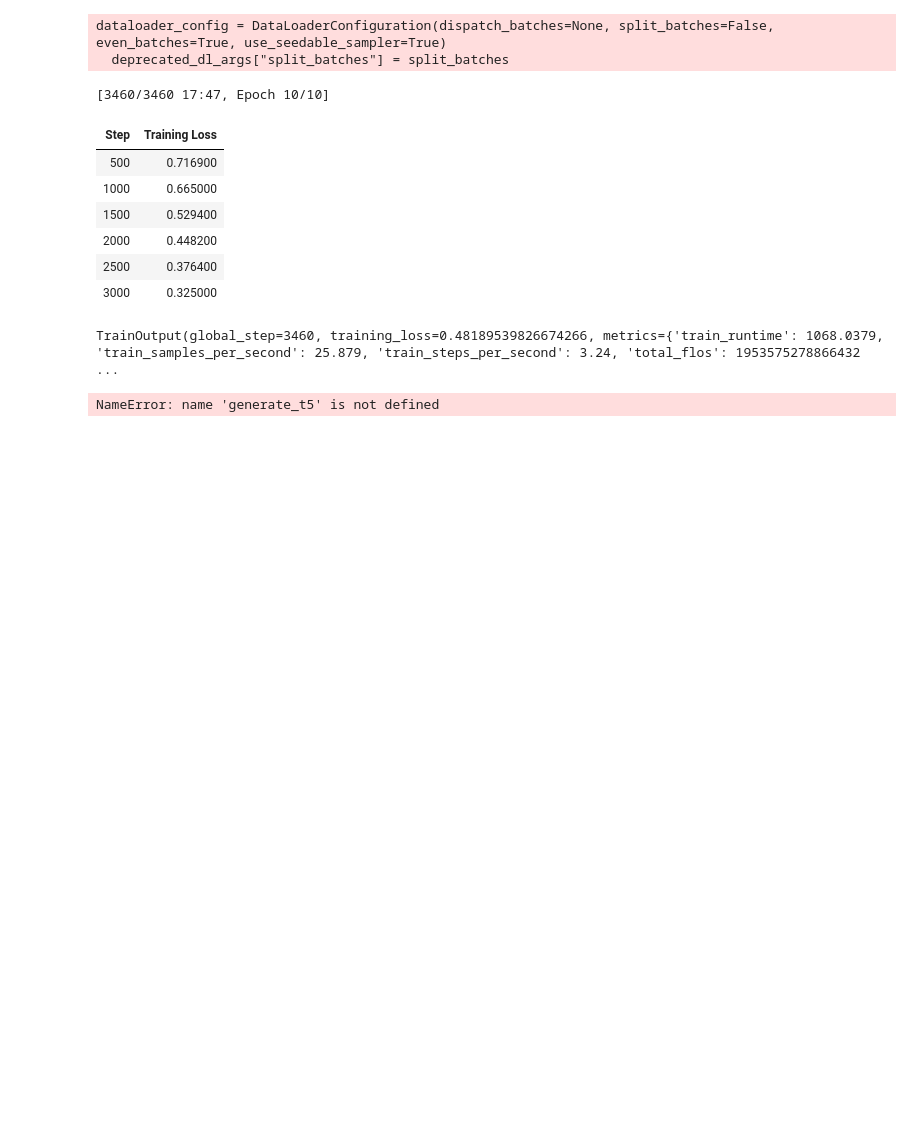
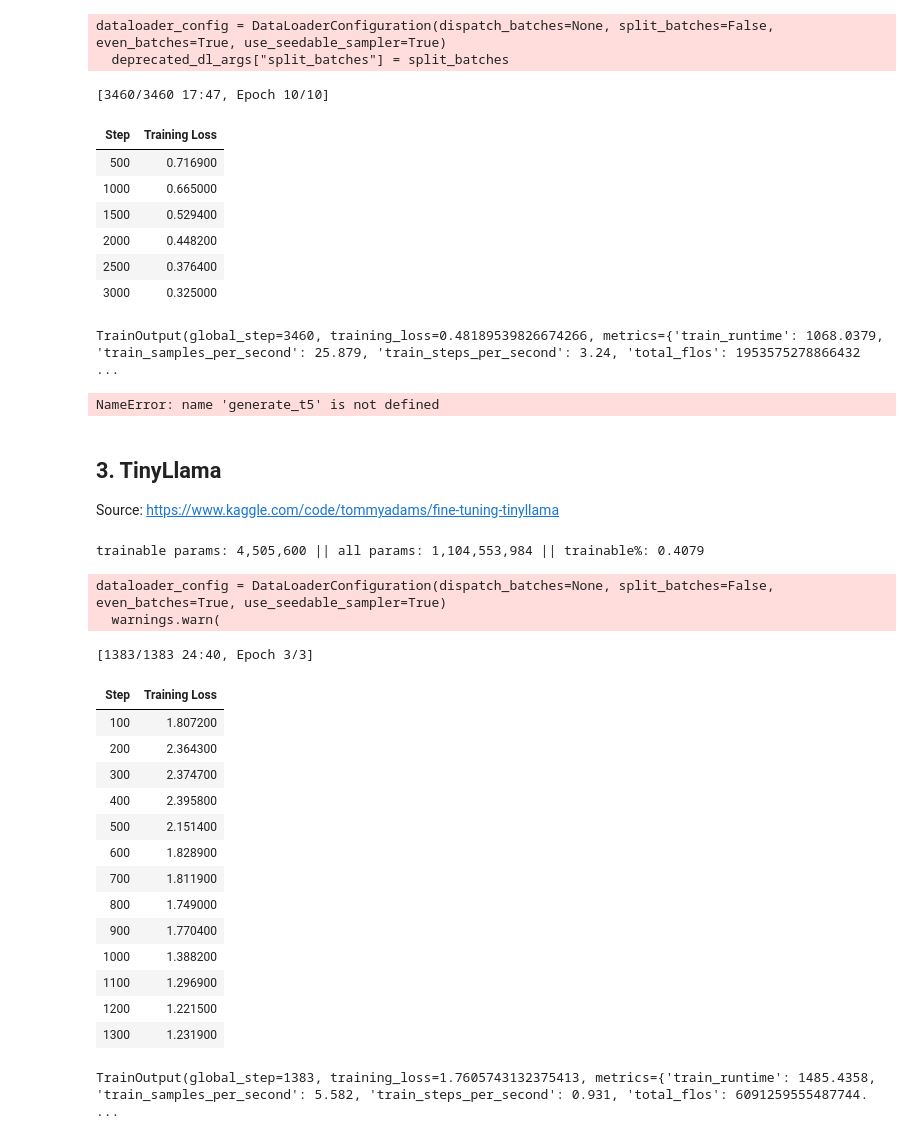
Before and after one commit to massimo-ml/fake-news, a Jupyter notebook: notebooks/fine_tuning.ipynb, the cells around one changed output. Drawn from its saved outputs; the diff is of its cells as text; code cells hidden in the pictures; blank space fills up the shorter version.

```diff
--- a/notebooks/fine_tuning.ipynb
+++ b/notebooks/fine_tuning.ipynb
@@ -300,3 +281,7 @@ article_text
 NameError: name 'generate_t5' is not defined
 # %%
 trainer.save_model("flan-t5-base-finetuned")
+# %% [markdown]
+## 3. TinyLlama
+
+Source: https://www.kaggle.com/code/tommyadams/fine-tuning-tinyllama
@@ -302,0 +321,4 @@ trainer.save_model("flan-t5-base-finetuned")
+# %%
+peft_model.print_trainable_parameters()
+# %% [output]
+trainable params: 4,505,600 || all params: 1,104,553,984 || trainable%: 0.4079
@@ -302,0 +354,47 @@ trainer.save_model("flan-t5-base-finetuned")
+# %%
+training_args = TrainingArguments(
+    output_dir="./tinyllama_results",
+    per_device_train_batch_size=3,
+    gradient_accumulation_steps=2,
+    optim="paged_adamw_32bit",
+    logging_steps=100,
+    num_train_epochs=3,
+    learning_rate=2e-3,
+    weight_decay=0.001,
+    max_grad_norm=0.3,
+    warmup_ratio=0.03,
+    lr_scheduler_type="cosine",
+    group_by_length=True,
+    report_to="none"
+)
+
+trainer = SFTTrainer(
+    model=peft_model,
+#     peft_config=lora_config,
+    train_dataset=real_train_ds,
+    formatting_func=formatting_prompts_func,
+    data_collator=collator,
+    args=training_args
+)
+# %% [output]
+dataloader_config = DataLoaderConfiguration(dispatch_batches=None, split_batches=False, even_batches=True, use_seedable_sampler=True)
+  warnings.warn(
+# %%
+trainer.train()
+# %% [output]
+[1383/1383 24:40, Epoch 3/3]
+| Step | Training Loss |
+| 100 | 1.807200 |
+| 200 | 2.364300 |
+| 300 | 2.374700 |
+| 400 | 2.395800 |
+| 500 | 2.151400 |
+| 600 | 1.828900 |
+| 700 | 1.811900 |
+| 800 | 1.749000 |
+| 900 | 1.770400 |
+| 1000 | 1.388200 |
+| 1100 | 1.296900 |
+| 1200 | 1.221500 |
+| 1300 | 1.231900 |
+TrainOutput(global_step=1383, training_loss=1.7605743132375413, metrics={'train_runtime': 1485.4358, 'train_samples_per_second': 5.582, 'train_steps_per_second': 0.931, 'total_flos': 6091259555487744. ...
```
Also changed, not shown: parts of 9 cells of this notebook.
